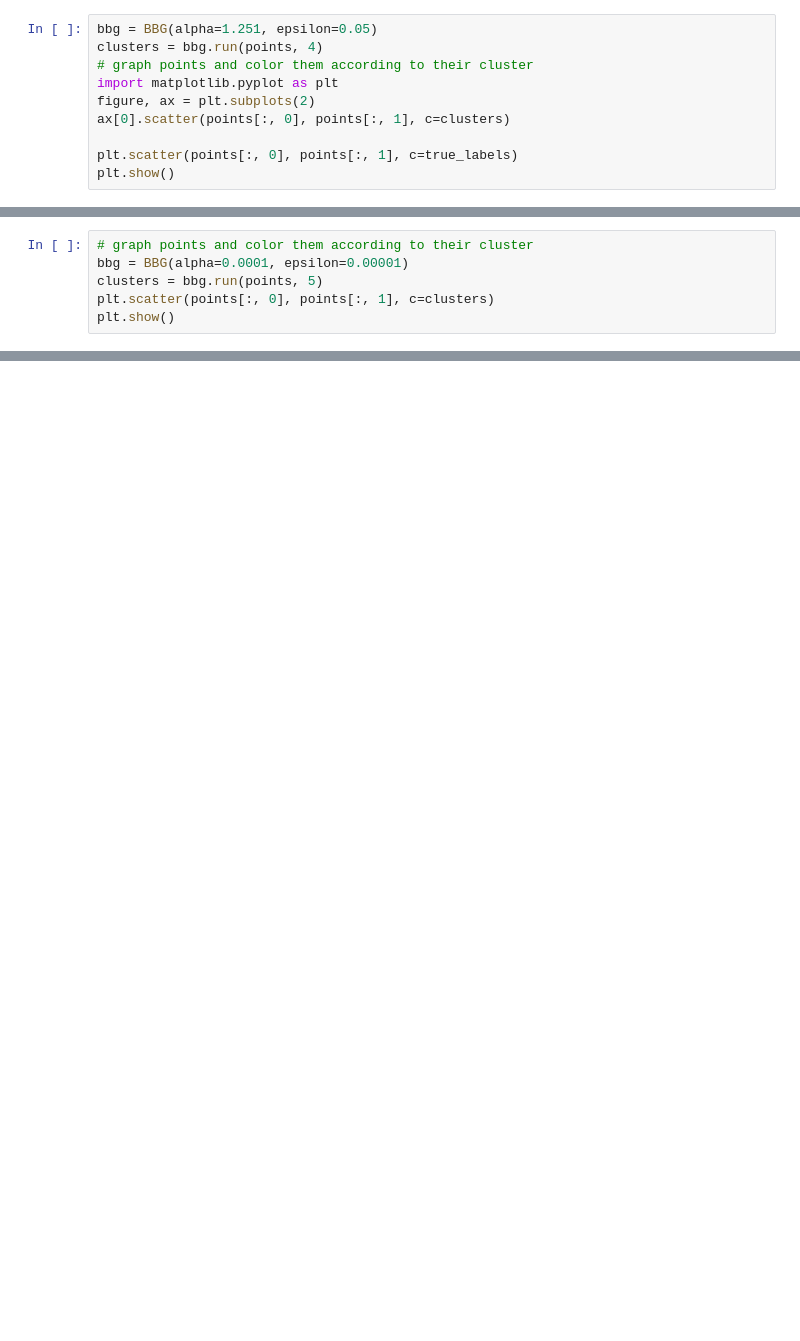
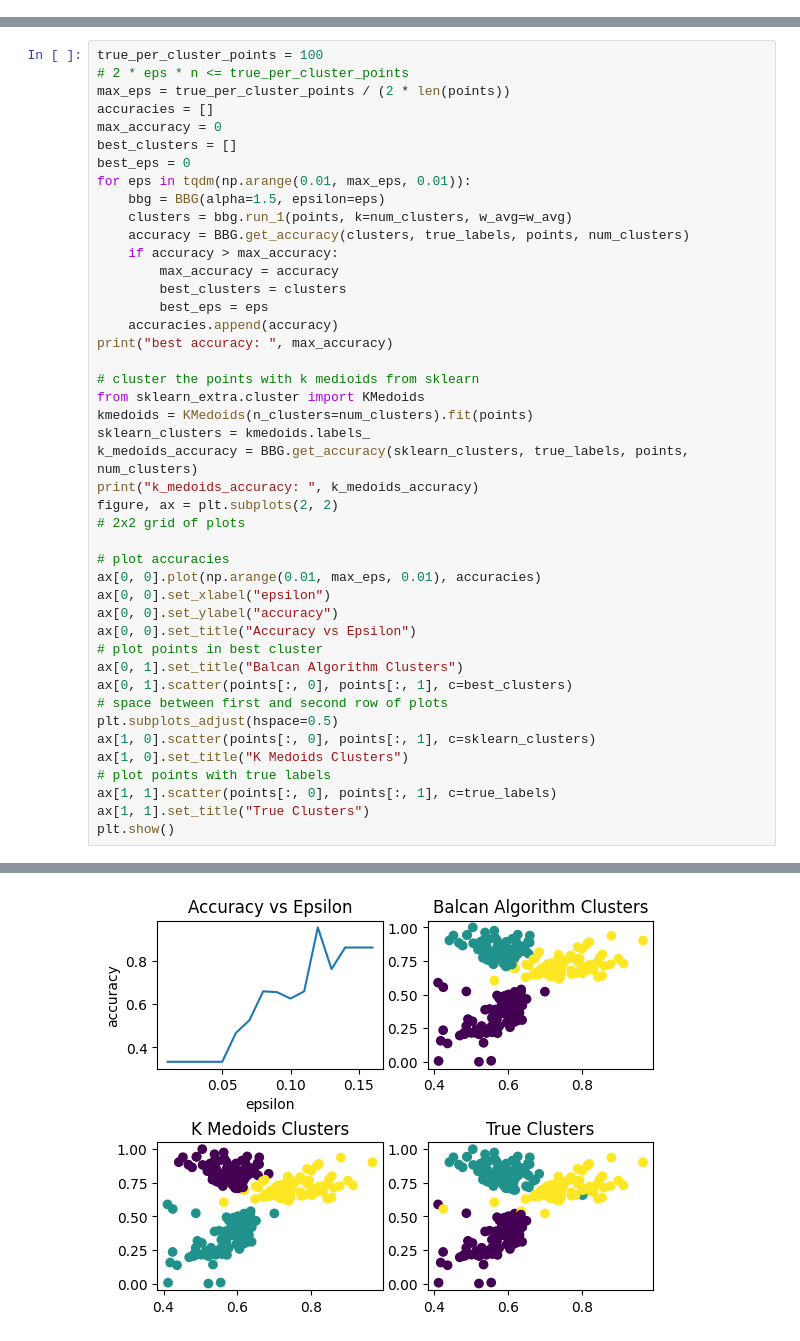
Before and after one commit to Altanali/ApproximationStabilityClustering, a Jupyter notebook: notebook.ipynb, the cells around one changed output, grey strips where cells are left out. Drawn from its saved outputs; the diff is of its cells as text; blank space fills up the shorter version.

Commit message:
removed multithreaded processing on dataset and implemented algo 1 for balcan

```diff
--- a/notebook.ipynb
+++ b/notebook.ipynb
@@ -137,10 +180,0 @@ true_labels = np.load('./mnist/out/labels.npy')
-# %%
-bbg = BBG(alpha=1.251, epsilon=0.05)
-clusters = bbg.run(points, 4)
-# graph points and color them according to their cluster
-import matplotlib.pyplot as plt
-figure, ax = plt.subplots(2)
-ax[0].scatter(points[:, 0], points[:, 1], c=clusters)
-
-plt.scatter(points[:, 0], points[:, 1], c=true_labels)
-plt.show()
@@ -154,6 +180,0 @@ top_k_components final:  [[0, 399, 398, 397, 396, 395, 394, 393, 392, 391, 390,
-# %%
-# graph points and color them according to their cluster
-bbg = BBG(alpha=0.0001, epsilon=0.00001)
-clusters = bbg.run(points, 5)
-plt.scatter(points[:, 0], points[:, 1], c=clusters)
-plt.show()
@@ -373,0 +221,45 @@ print(a, b, np.logical_and(a, b))
+# %%
+true_per_cluster_points = 100
+# 2 * eps * n <= true_per_cluster_points
+max_eps = true_per_cluster_points / (2 * len(points))
+accuracies = []
+max_accuracy = 0
+best_clusters = []
+best_eps = 0
+for eps in tqdm(np.arange(0.01, max_eps, 0.01)):
+    bbg = BBG(alpha=1.5, epsilon=eps)
+    clusters = bbg.run_1(points, k=num_clusters, w_avg=w_avg)
+    accuracy = BBG.get_accuracy(clusters, true_labels, points, num_clusters)
+    if accuracy > max_accuracy:
+        max_accuracy = accuracy
+        best_clusters = clusters
+        best_eps = eps
+    accuracies.append(accuracy)
+print("best accuracy: ", max_accuracy)
+
+# cluster the points with k medioids from sklearn
+from sklearn_extra.cluster import KMedoids
+kmedoids = KMedoids(n_clusters=num_clusters).fit(points)
+sklearn_clusters = kmedoids.labels_
+k_medoids_accuracy = BBG.get_accuracy(sklearn_clusters, true_labels, points, num_clusters)
+print("k_medoids_accuracy: ", k_medoids_accuracy)
+figure, ax = plt.subplots(2, 2)
+# 2x2 grid of plots
+
+# plot accuracies
+ax[0, 0].plot(np.arange(0.01, max_eps, 0.01), accuracies)
+ax[0, 0].set_xlabel("epsilon")
+ax[0, 0].set_ylabel("accuracy")
+ax[0, 0].set_title("Accuracy vs Epsilon")
+# plot points in best cluster
+ax[0, 1].set_title("Balcan Algorithm Clusters")
+ax[0, 1].scatter(points[:, 0], points[:, 1], c=best_clusters)
+# space between first and second row of plots
+plt.subplots_adjust(hspace=0.5)
+ax[1, 0].scatter(points[:, 0], points[:, 1], c=sklearn_clusters)
+ax[1, 0].set_title("K Medoids Clusters")
+# plot points with true labels
+ax[1, 1].scatter(points[:, 0], points[:, 1], c=true_labels)
+ax[1, 1].set_title("True Clusters")
+plt.show()
+# %% [output]
@@ -373,0 +268 @@ print(a, b, np.logical_and(a, b))
+[figure, added]
```
Also changed, not shown: parts of 12 cells of this notebook, 2 other files.
